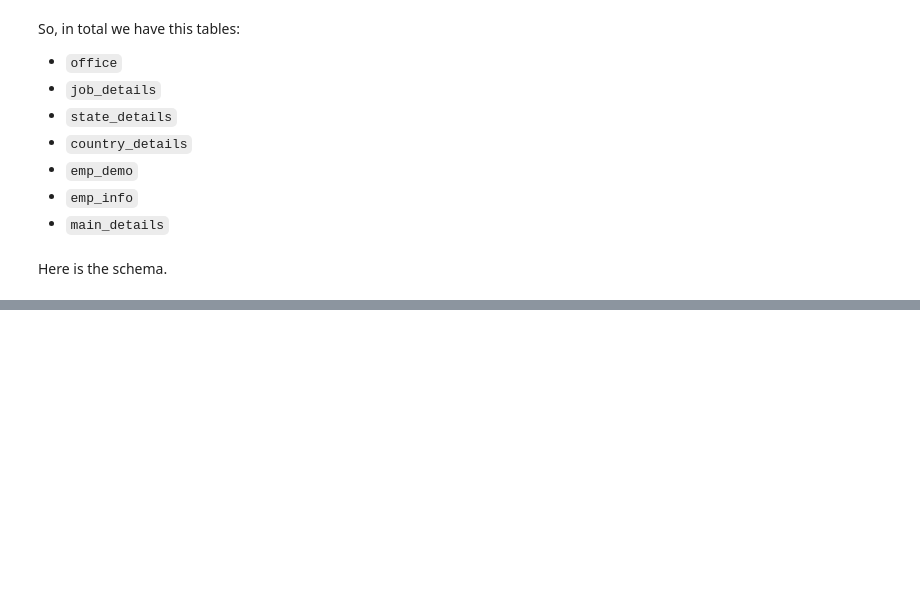
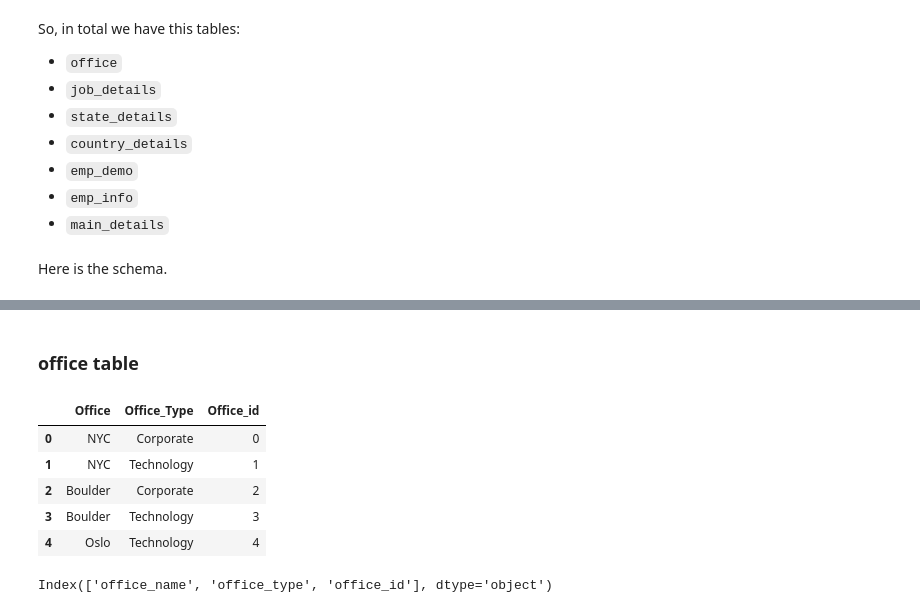
Before and after one commit to BrianLoe/ETL-and-DataViz, a Jupyter notebook: human_resource/HR/Normalization and validation.ipynb, the cells around one changed output, grey strips where cells are left out. Cells and saved outputs as stored; diff of their text form; code cells hidden in the pictures; blank space fills up the shorter version.

```diff
--- a/human_resource/HR/Normalization and validation.ipynb
+++ b/human_resource/HR/Normalization and validation.ipynb
@@ -392,0 +476,16 @@ Here is the schema.
+# %% [markdown]
+### office table
+# %%
+company_details.head()
+# %% [output]
+|  | Office | Office_Type | Office_id |
+| 0 | NYC | Corporate | 0 |
+| 1 | NYC | Technology | 1 |
+| 2 | Boulder | Corporate | 2 |
+| 3 | Boulder | Technology | 3 |
+| 4 | Oslo | Technology | 4 |
+# %%
+company_details.rename(columns={'Office':'office_name', 'Office_Type':'office_type', 'Office_id':'office_id'}, inplace=True)
+company_details.columns
+# %% [output]
+Index(['office_name', 'office_type', 'office_id'], dtype='object')
```
Also changed, not shown: parts of 25 cells of this notebook, 7 other files.
